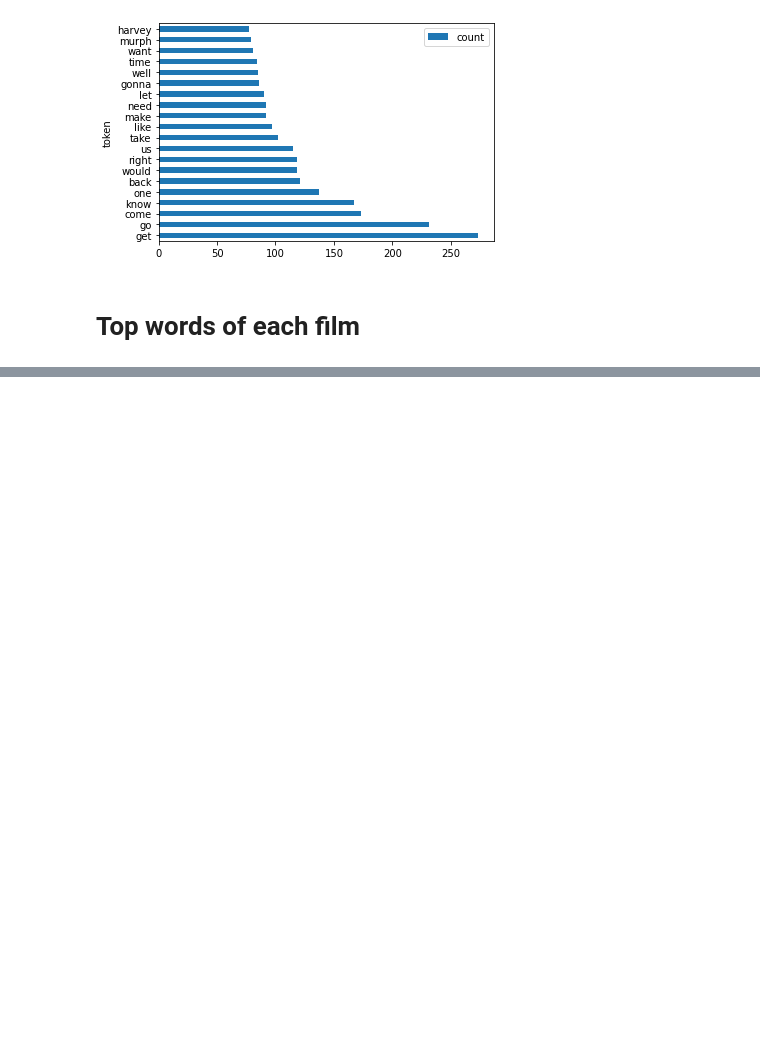
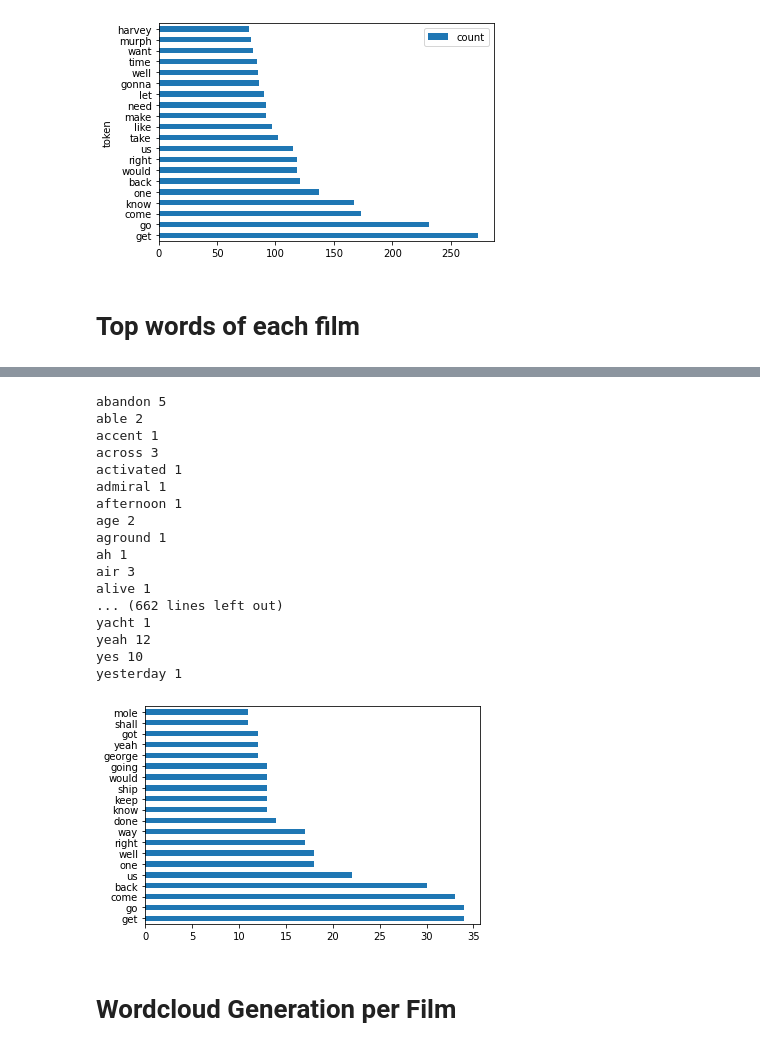
Before and after one commit to mrasyadc/activity4-nlp-subtitle-analysis, a Jupyter notebook: theme-subtitle.ipynb, the cells around one changed output, grey strips where cells are left out. Cells and saved outputs as stored; diff of their text form; code cells hidden in the pictures; blank space fills up the shorter version.

Commit message:
add topwords + wordcloud +wordcloud masking

```diff
--- a/theme-subtitle.ipynb
+++ b/theme-subtitle.ipynb
@@ -430,0 +448,23 @@ zeroing 1
+# %%
+count_top_words(dunkirk_cleaned_text)
+# %% [output]
+abandon 5
+able 2
+accent 1
+across 3
+activated 1
+admiral 1
+afternoon 1
+age 2
+aground 1
+ah 1
+air 3
+alive 1
+... (662 lines left out)
+yacht 1
+yeah 12
+yes 10
+yesterday 1
+[figure, added]
+# %% [markdown]
+# Wordcloud Generation per Film
```
Also changed, not shown: parts of 17 cells of this notebook.
